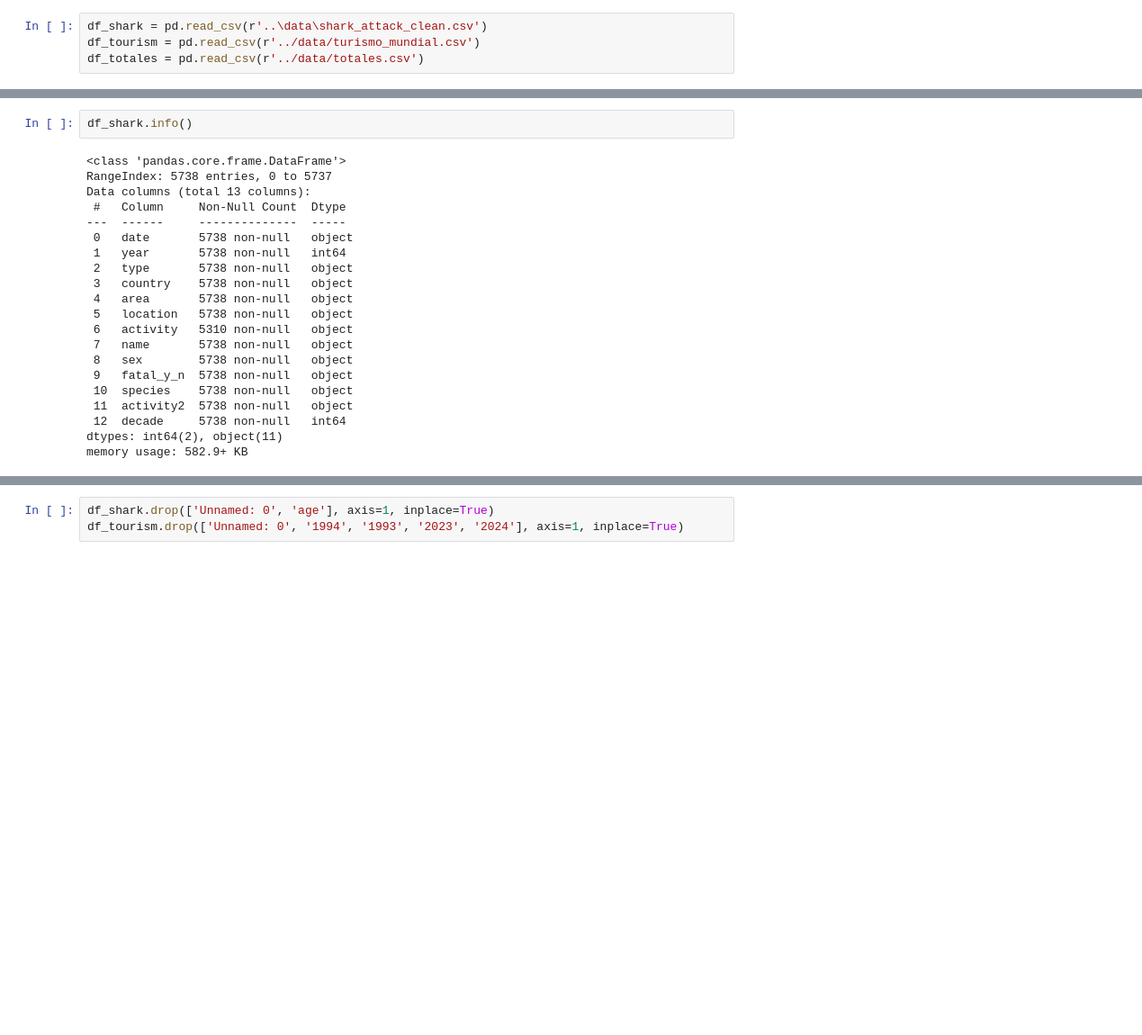
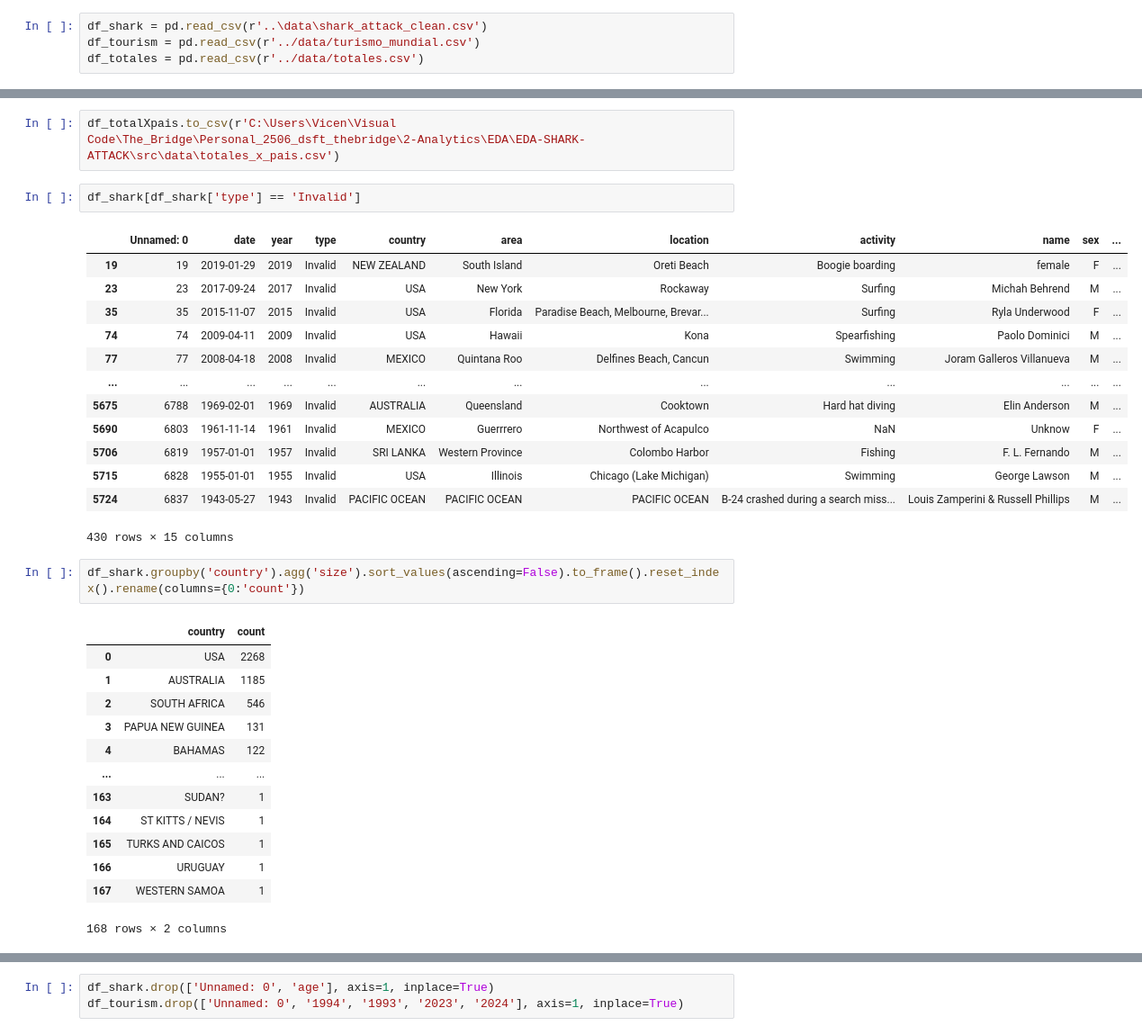
Before and after one commit to Vilicaprogramer/EDA-SHARK-ATTACK, a Jupyter notebook: src/notebooks/visualizaciones.ipynb, the cells around one changed output, grey strips where cells are left out. Shown at 90% size. Drawn from its saved outputs; the diff is of its cells as text; blank space fills up the shorter version.

```diff
--- a/src/notebooks/visualizaciones.ipynb
+++ b/src/notebooks/visualizaciones.ipynb
@@ -13,23 +219,34 @@ df_totales = pd.read_csv(r'../data/totales.csv')
+# %%
+df_totalXpais.to_csv(r'C:\Users\Vicen\Visual Code\The_Bridge\Personal_2506_dsft_thebridge\2-Analytics\EDA\EDA-SHARK-ATTACK\src\data\totales_x_pais.csv')
+# %%
+df_shark[df_shark['type'] == 'Invalid']
+# %% [output]
+|  | Unnamed: 0 | date | year | type | country | area | location | activity | name | sex | ... |
+| 19 | 19 | 2019-01-29 | 2019 | Invalid | NEW ZEALAND | South Island | Oreti Beach | Boogie boarding | female | F | ... |
+| 23 | 23 | 2017-09-24 | 2017 | Invalid | USA | New York | Rockaway | Surfing | Michah Behrend | M | ... |
+| 35 | 35 | 2015-11-07 | 2015 | Invalid | USA | Florida | Paradise Beach, Melbourne, Brevar... | Surfing | Ryla Underwood | F | ... |
+| 74 | 74 | 2009-04-11 | 2009 | Invalid | USA | Hawaii | Kona | Spearfishing | Paolo Dominici | M | ... |
+| 77 | 77 | 2008-04-18 | 2008 | Invalid | MEXICO | Quintana Roo | Delfines Beach, Cancun | Swimming | Joram Galleros Villanueva | M | ... |
+| ... | ... | ... | ... | ... | ... | ... | ... | ... | ... | ... | ... |
+| 5675 | 6788 | 1969-02-01 | 1969 | Invalid | AUSTRALIA | Queensland | Cooktown | Hard hat diving | Elin Anderson | M | ... |
+| 5690 | 6803 | 1961-11-14 | 1961 | Invalid | MEXICO | Guerrrero | Northwest of Acapulco | NaN | Unknow | F | ... |
+| 5706 | 6819 | 1957-01-01 | 1957 | Invalid | SRI LANKA | Western Province | Colombo Harbor | Fishing | F. L. Fernando | M | ... |
+| 5715 | 6828 | 1955-01-01 | 1955 | Invalid | USA | Illinois | Chicago (Lake Michigan) | Swimming | George Lawson | M | ... |
+| 5724 | 6837 | 1943-05-27 | 1943 | Invalid | PACIFIC OCEAN | PACIFIC OCEAN | PACIFIC OCEAN | B-24 crashed during a search miss... | Louis Zamperini & Russell Phillips | M | ... |
+430 rows × 15 columns
 # %%
-df_shark.info()
+df_shark.groupby('country').agg('size').sort_values(ascending=False).to_frame().reset_index().rename(columns={0:'count'})
 # %% [output]
+|  | country | count |
+| 0 | USA | 2268 |
+| 1 | AUSTRALIA | 1185 |
+| 2 | SOUTH AFRICA | 546 |
+| 3 | PAPUA NEW GUINEA | 131 |
+| 4 | BAHAMAS | 122 |
+| ... | ... | ... |
+| 163 | SUDAN? | 1 |
+| 164 | ST KITTS / NEVIS | 1 |
+| 165 | TURKS AND CAICOS | 1 |
+| 166 | URUGUAY | 1 |
+| 167 | WESTERN SAMOA | 1 |
-<class 'pandas.core.frame.DataFrame'>
-RangeIndex: 5738 entries, 0 to 5737
-Data columns (total 13 columns):
- #   Column     Non-Null Count  Dtype
----  ------     --------------  -----
- 0   date       5738 non-null   object
- 1   year       5738 non-null   int64
- 2   type       5738 non-null   object
- 3   country    5738 non-null   object
- 4   area       5738 non-null   object
- 5   location   5738 non-null   object
- 6   activity   5310 non-null   object
- 7   name       5738 non-null   object
- 8   sex        5738 non-null   object
- 9   fatal_y_n  5738 non-null   object
- 10  species    5738 non-null   object
- 11  activity2  5738 non-null   object
- 12  decade     5738 non-null   int64
-dtypes: int64(2), object(11)
-memory usage: 582.9+ KB
+168 rows × 2 columns
```
Also changed, not shown: parts of 18 cells of this notebook, 7 other files.
